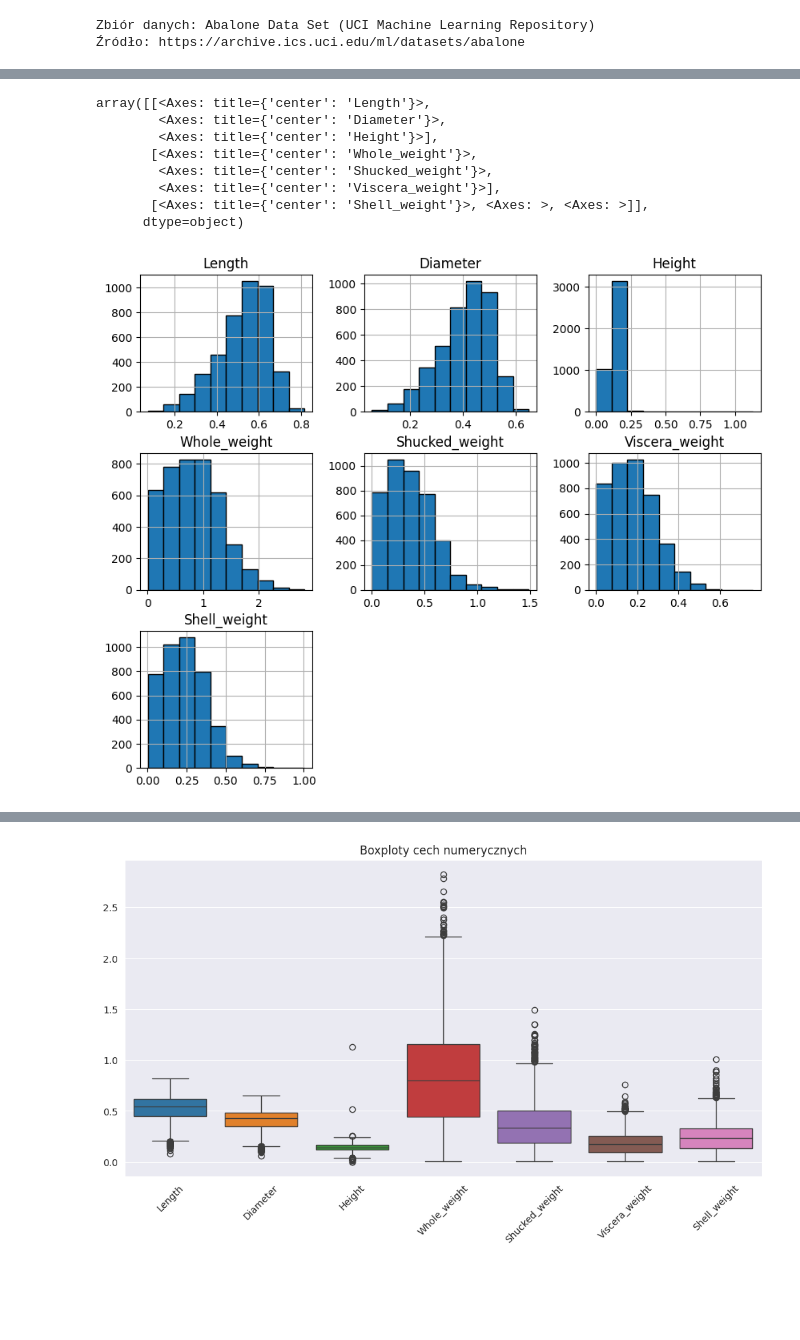
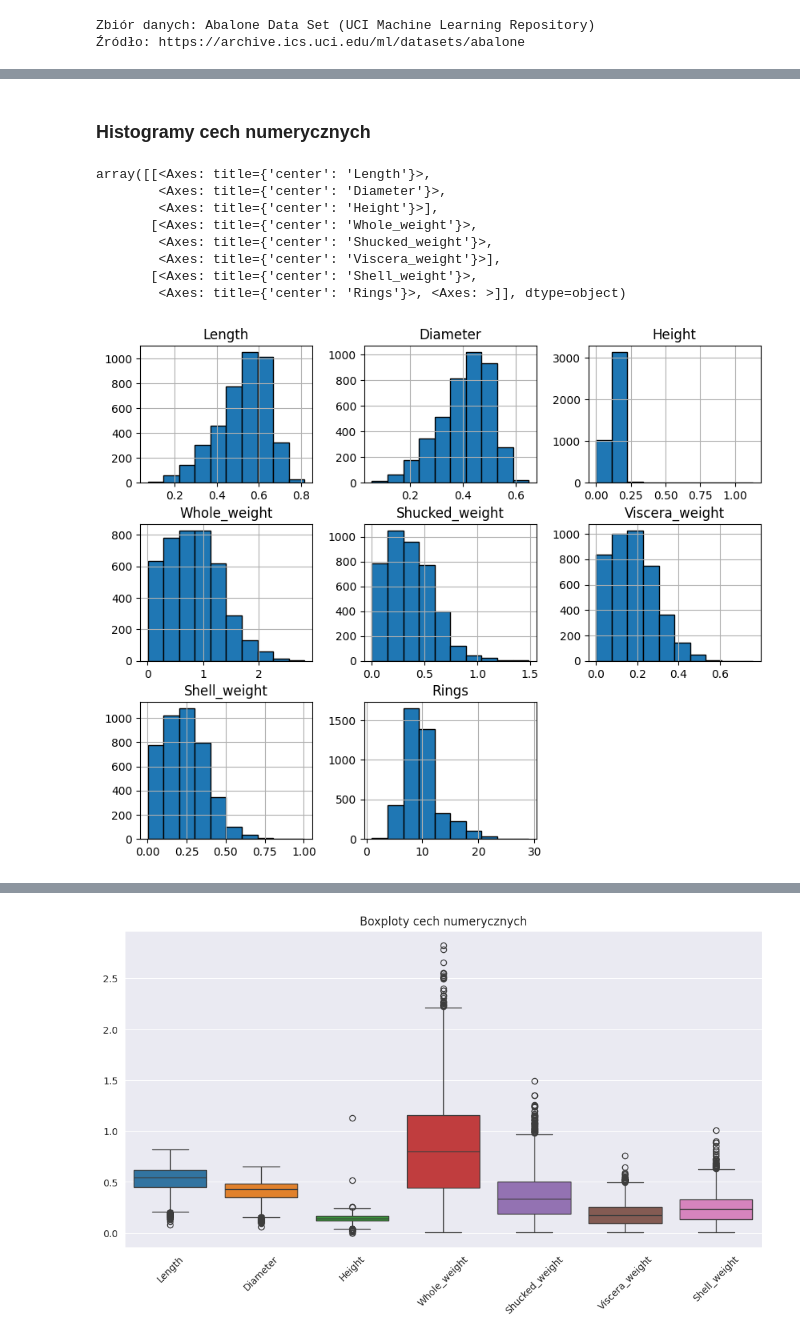
Before and after one commit to czajkowski-szymon/sip, a Jupyter notebook: test.ipynb, the cells around one changed output, grey strips where cells are left out. Saved outputs shown, nothing was run; the diff lists cells and outputs as text; code cells hidden in the pictures; blank space fills up the shorter version.

```diff
--- a/test.ipynb
+++ b/test.ipynb
@@ -18,13 +71,15 @@ df['Rings'] = y
+# %% [markdown]
+### Histogramy cech numerycznych
 # %%
-numeric_columns = ["Length", "Diameter", "Height", "Whole_weight", "Shucked_weight", "Viscera_weight", "Shell_weight"]
+numeric_columns = ["Length", "Diameter", "Height", "Whole_weight", "Shucked_weight", "Viscera_weight", "Shell_weight", 'Rings']
 df[numeric_columns].hist(figsize=(10, 8), bins=10, edgecolor='black')
 # %% [output]
 array([[<Axes: title={'center': 'Length'}>,
         <Axes: title={'center': 'Diameter'}>,
         <Axes: title={'center': 'Height'}>],
        [<Axes: title={'center': 'Whole_weight'}>,
         <Axes: title={'center': 'Shucked_weight'}>,
         <Axes: title={'center': 'Viscera_weight'}>],
-       [<Axes: title={'center': 'Shell_weight'}>, <Axes: >, <Axes: >]],
-      dtype=object)
+       [<Axes: title={'center': 'Shell_weight'}>,
+        <Axes: title={'center': 'Rings'}>, <Axes: >]], dtype=object)
-[figure, old version]
+[figure, new version]
```
Also changed, not shown: parts of 25 cells of this notebook.
